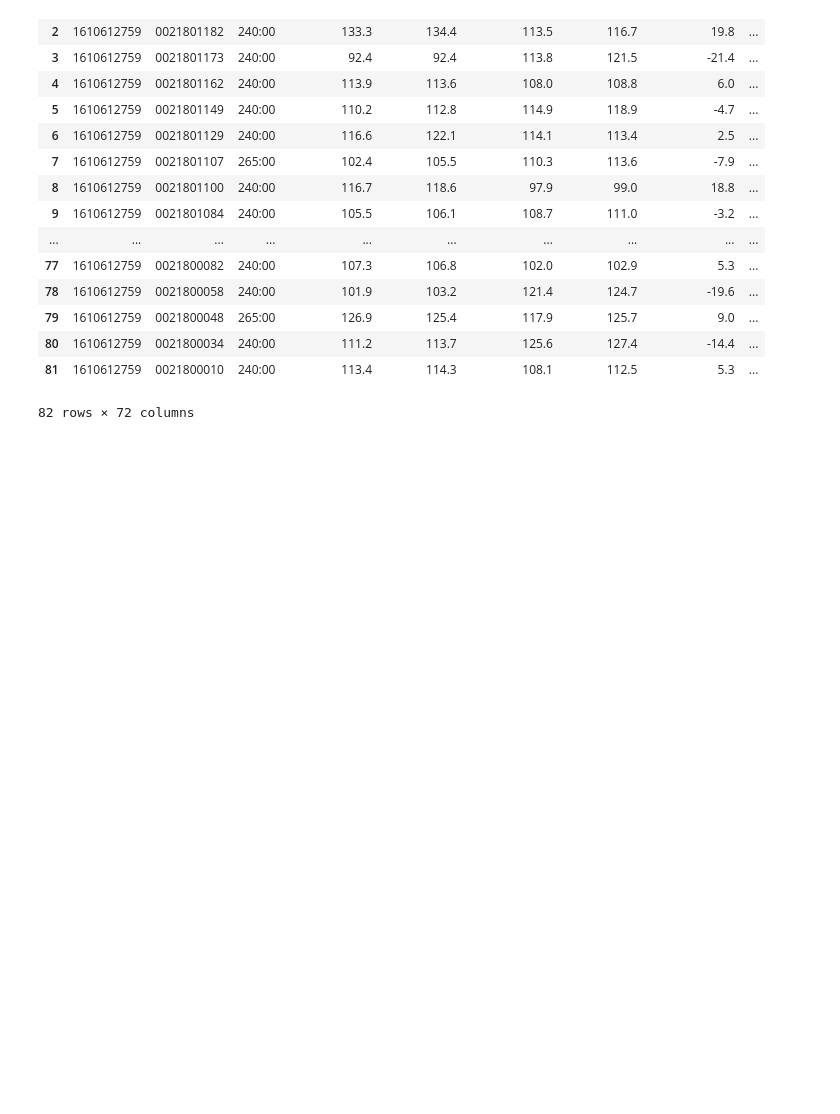
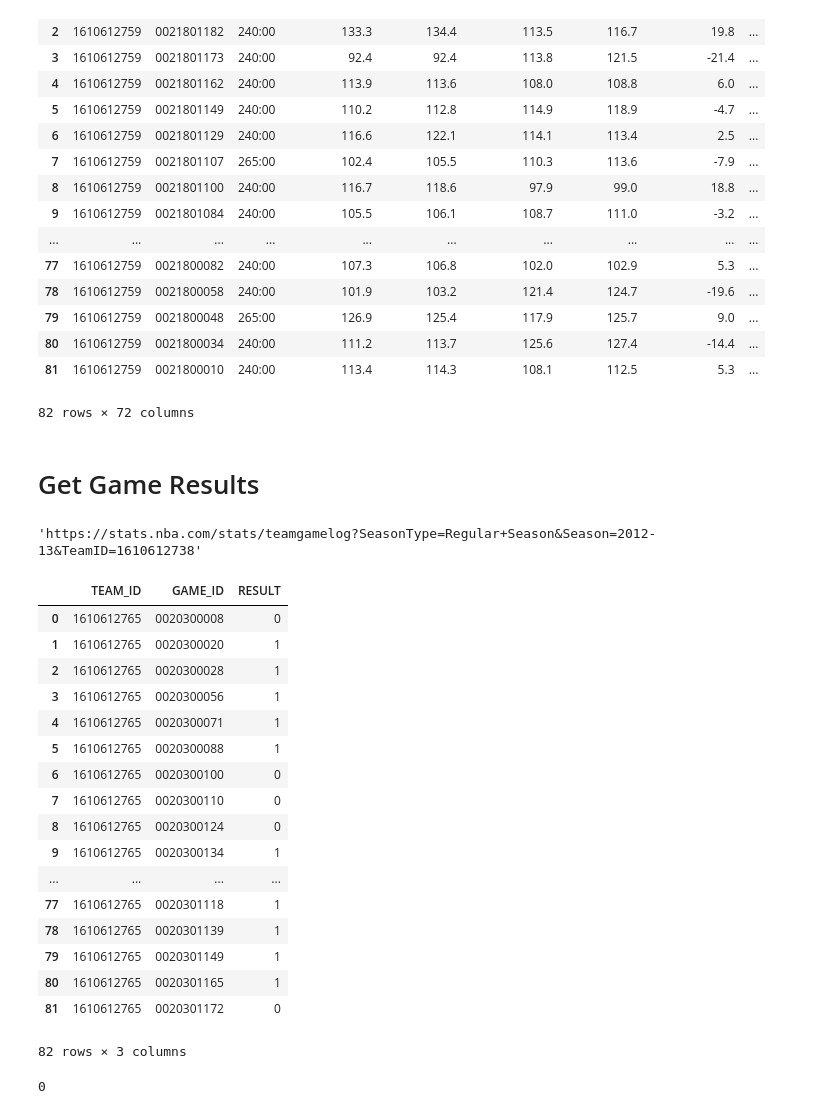
Before and after one commit to gosebastian12/NBA_betting_analysis, a Jupyter notebook: playground/nba_api.ipynb, the cells around one changed output. Cells and saved outputs as stored; diff of their text form; code cells hidden in the pictures; blank space fills up the shorter version.

```diff
--- a/playground/nba_api.ipynb
+++ b/playground/nba_api.ipynb
@@ -477,3 +475,36 @@ season_data
 | 80 | 1610612759 | 0021800034 | 240:00 | 111.2 | 113.7 | 125.6 | 127.4 | -14.4 | ... |
 | 81 | 1610612759 | 0021800010 | 240:00 | 113.4 | 114.3 | 108.1 | 112.5 | 5.3 | ... |
 82 rows × 72 columns
+# %% [markdown]
+# Get Game Results
+# %%
+game_results = requester.game_results_API_call('2003-04' , 'DET')
+# %%
+requester.last_url_called
+# %% [output]
+'https://stats.nba.com/stats/teamgamelog?SeasonType=Regular+Season&Season=2012-13&TeamID=1610612738'
+# %%
+game_results
+# %% [output]
+|  | TEAM_ID | GAME_ID | RESULT |
+| 0 | 1610612765 | 0020300008 | 0 |
+| 1 | 1610612765 | 0020300020 | 1 |
+| 2 | 1610612765 | 0020300028 | 1 |
+| 3 | 1610612765 | 0020300056 | 1 |
+| 4 | 1610612765 | 0020300071 | 1 |
+| 5 | 1610612765 | 0020300088 | 1 |
+| 6 | 1610612765 | 0020300100 | 0 |
+| 7 | 1610612765 | 0020300110 | 0 |
+| 8 | 1610612765 | 0020300124 | 0 |
+| 9 | 1610612765 | 0020300134 | 1 |
+| ... | ... | ... | ... |
+| 77 | 1610612765 | 0020301118 | 1 |
+| 78 | 1610612765 | 0020301139 | 1 |
+| 79 | 1610612765 | 0020301149 | 1 |
+| 80 | 1610612765 | 0020301165 | 1 |
+| 81 | 1610612765 | 0020301172 | 0 |
+82 rows × 3 columns
+# %%
+game_results.iloc[0]['RESULT']
+# %% [output]
+0
```
Also changed, not shown: parts of 2 cells of this notebook, 1 other file.
